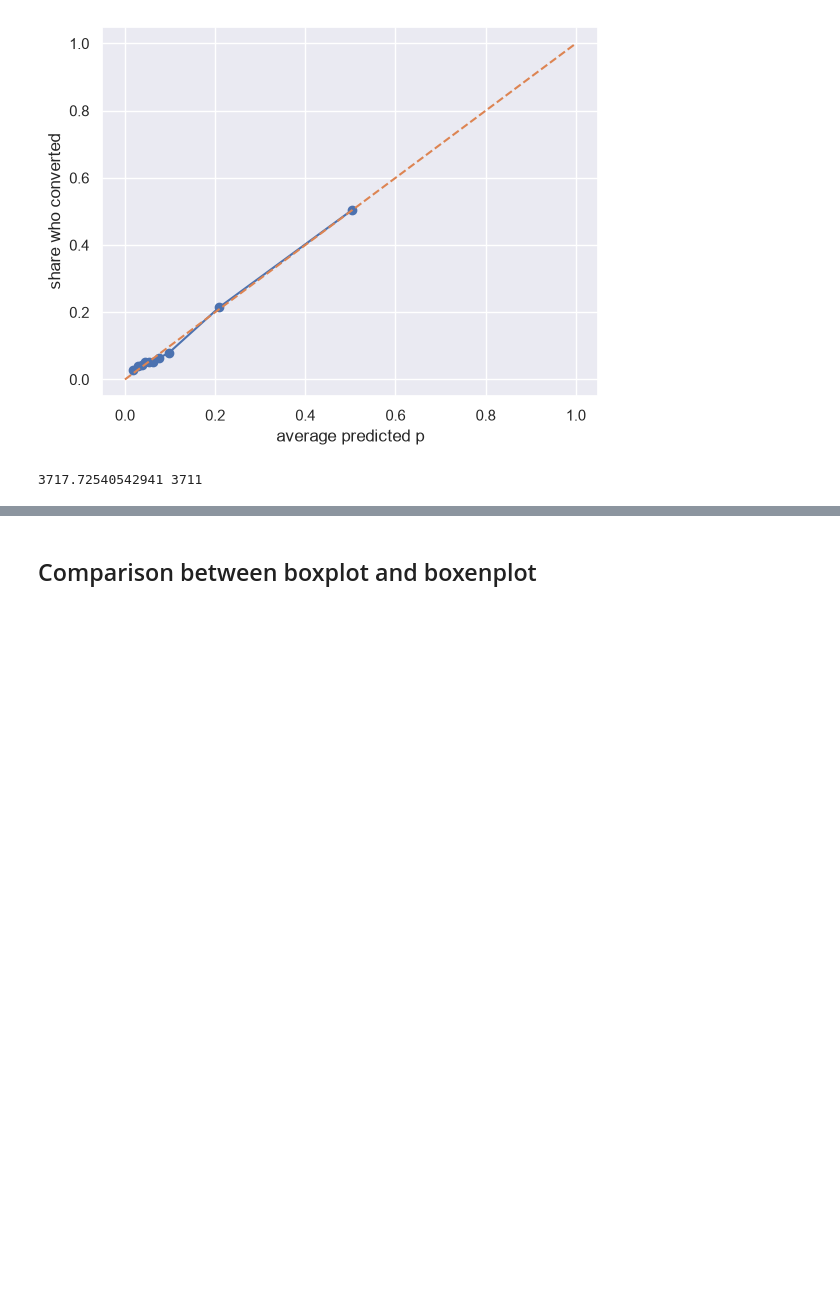
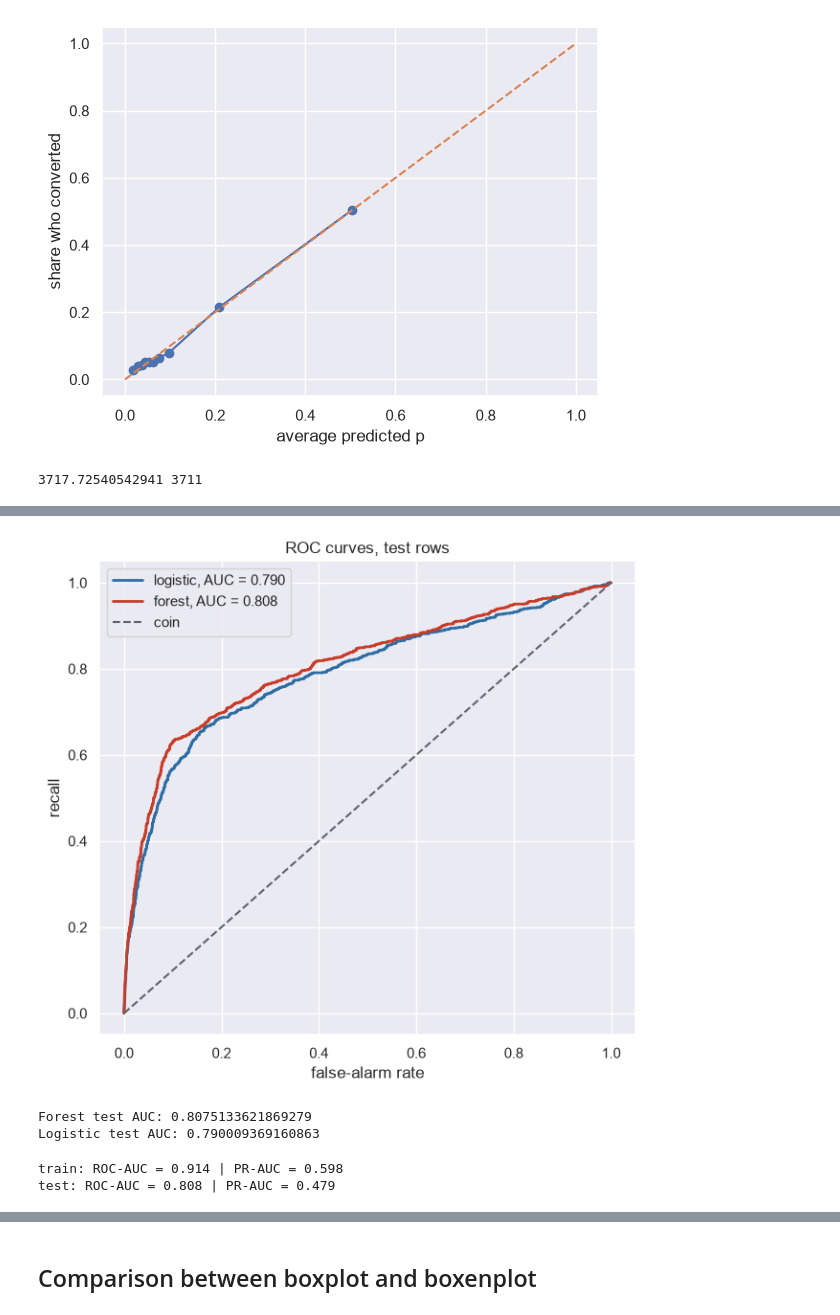
Before and after one commit to anoopungrd/sgh-advanced-analytics-big-data, a Jupyter notebook: semester-1/data-mining/project/code/Bank_Marketing_Notebook.ipynb, the cells around one changed output, grey strips where cells are left out. Saved outputs shown, nothing was run; the diff lists cells and outputs as text; code cells hidden in the pictures; blank space fills up the shorter version.

```diff
--- a/semester-1/data-mining/project/code/Bank_Marketing_Notebook.ipynb
+++ b/semester-1/data-mining/project/code/Bank_Marketing_Notebook.ipynb
@@ -1405,0 +1433,41 @@ dtype: float64
+# %%
+# # --- ROC curve and AUC for both Logistics Regression and Random forest (test rows, read only)
+logreg.fit(X_train_lin, y_train)
+p_log_test = logreg.predict_proba(X_test_lin)[:, 1]
+p_rf_test  = p_test
+
+plt.figure(figsize=(6.5, 6))
+for name, p, colour in [("logistic", p_log_test, "#2E6DA4"),
+                        ("forest",   p_rf_test,  "#C83C28")]:
+    fpr, tpr, _ = roc_curve(y_test, p)
+    plt.plot(fpr, tpr, color=colour, lw=2,
+             label=f"{name}, AUC = {roc_auc_score(y_test, p):.3f}")
+
+plt.plot([0, 1], [0, 1], "--", color="#5B6570", label="coin")
+plt.xlabel("false-alarm rate")
+plt.ylabel("recall")
+plt.title("ROC curves, test rows")
+plt.legend()
+plt.tight_layout()
+plt.savefig("roc_curves.png", dpi=200)
+plt.show()
+# %% [output]
+[figure, added]
+# %%
+# Choose by CV; only then fit on all training rows and score the test rows ONCE. Testing AUC once
+#logreg.fit(X_train_lin, y_train)
+final = forest.fit(X_train_tree, y_train)
+p_test = final.predict_proba(X_test_tree)[:, 1]
+print("Forest test AUC:", roc_auc_score(y_test, p_test))
+print("Logistic test AUC:", roc_auc_score(y_test, logreg.predict_proba(X_test_lin)[:, 1]))
+# %% [output]
+Forest test AUC: 0.8075133621869279
+Logistic test AUC: 0.790009369160863
+# %%
+# Same block as logistic one, for the forest. This one also calculates the ROC-AU and PR-AUC
+for name, X_, y_ in [('train', X_train_tree, y_train), ('test', X_test_tree, y_test)]:
+    proba = final.predict_proba(X_)[:, 1]
+    print(f"{name}: ROC-AUC = {roc_auc_score(y_, proba):.3f} | PR-AUC = {average_precision_score(y_, proba):.3f}")
+# %% [output]
+train: ROC-AUC = 0.914 | PR-AUC = 0.598
+test: ROC-AUC = 0.808 | PR-AUC = 0.479
```
Also changed, not shown: parts of 33 cells of this notebook, 5 other files.
